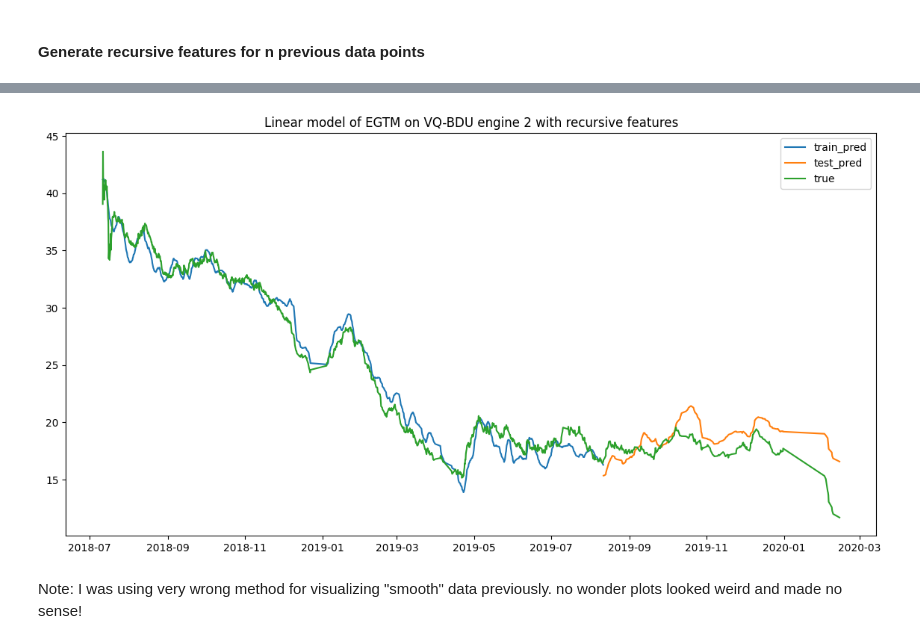
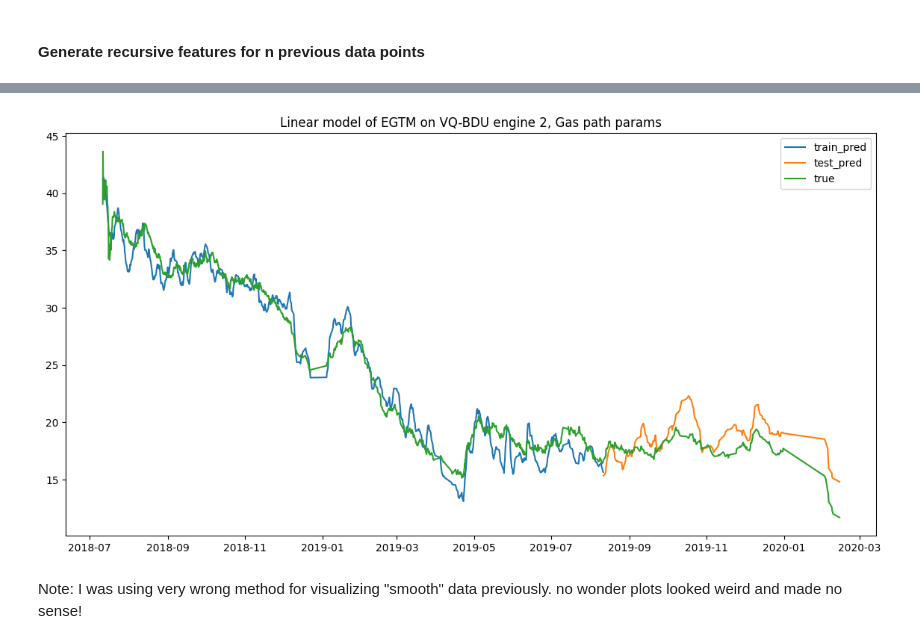
Before and after one commit to skeptlk/ecm, a Jupyter notebook: 15_jan_recursive_features.ipynb, the cells around one changed output, grey strips where cells are left out. Saved outputs shown, nothing was run; the diff lists cells and outputs as text; code cells hidden in the pictures.

```diff
--- a/15_jan_recursive_features.ipynb
+++ b/15_jan_recursive_features.ipynb
@@ -124,25 +122,35 @@ def smooth(x: pd.Series, alpha=0.5):
 # %%
+import matplotlib.pyplot as plt
 
-def plot_smooth_predictions(data, acnum, pos, train_i, predicted_test, predicted_train):
+# Get exponential rolling average with smothing factor alpha
+def smooth(x: pd.Series, alpha=0.5):
+  return pd.Series(x).ewm(alpha=alpha, adjust=False).mean().to_list()
+
+def plot_predictions(data, acnum, pos, train_i, predicted_test, predicted_train, is_smooth=True, figsize=(14, 7), title=None):
   data.loc[:train_i-1, 'pred_train'] = predicted_train
   data.loc[train_i:, 'pred_test'] = predicted_test
 
   sub = data[(data['acnum'] == acnum) & (data['pos'] == pos)]
-
-  plt.figure(figsize=(14, 7))
-
   train_i2 = sub['pred_train'].count()
 
-  plt.plot(sub['reportts'][:train_i2], smooth(sub['pred_train'][:train_i2], alpha=1/10), '-')
-  plt.plot(sub['reportts'], smooth(sub['pred_test'], alpha=1/10), '-')
-  plt.plot(sub['reportts'], sub['egtm'], '-')
+  plt.figure(figsize=figsize)
 
-  plt.title(f'Linear model of EGTM on {acnum} engine {pos} with recursive features')
+  if is_smooth:
+    plt.plot(sub['reportts'][:train_i2], smooth(sub['pred_train'][:train_i2], alpha=0.3), '-')
+    plt.plot(sub['reportts'], smooth(sub['pred_test'], alpha=0.3), '-')
+  else:
+    plt.scatter(sub['reportts'][:train_i2], sub['pred_train'][:train_i2], s=2)
+    plt.scatter(sub['reportts'], sub['pred_test'], s=2)
+
+  plt.plot(sub['reportts'], sub['egtm'], '-', color='#2ca02c')
+
+  plt.title(f'Linear model of EGTM on {acnum} engine {pos}, Gas path params' if title is None else title)
   plt.legend(['train_pred', 'test_pred', 'true'])
   plt.show()
-
-plot_smooth_predictions(data, 'VQ-BDU', 2, train_i, predicted_test, predicted_train)
-# %% [output]
-[figure, removed]
+# %%
+
+plot_predictions(data, 'VQ-BDU', 2, train_i, predicted_test, predicted_train)
+# %% [output]
+[figure, added]
 # %% [markdown]
 Note: I was using very wrong method for visualizing "smooth" data previously. no wonder plots looked weird and made no sense!
```
Also changed, not shown: parts of 5 cells of this notebook, 2 other files.
